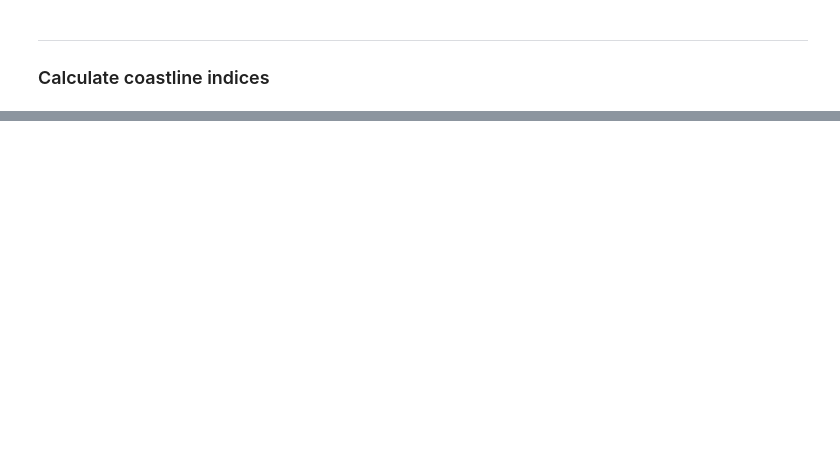
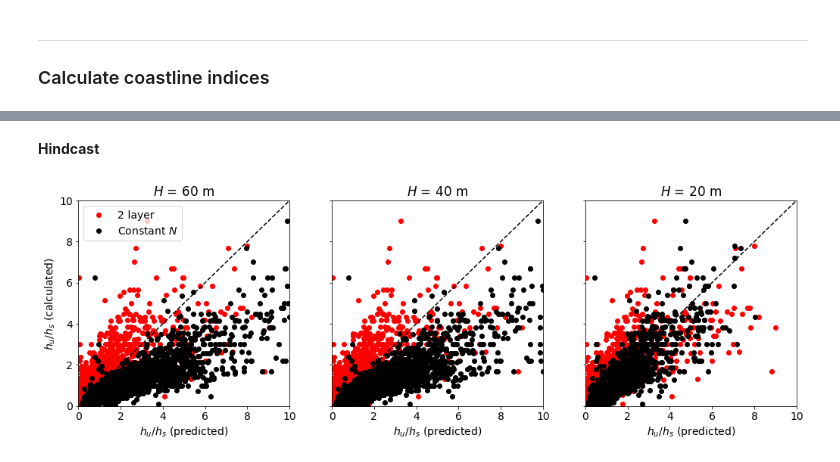
Before and after one commit to SalishSeaCast/SoG_upwelling_EOF_paper, a Jupyter notebook: notebooks/upwell_processing_sanity_check.ipynb, the cells around one changed output, grey strips where cells are left out. Drawn from its saved outputs; the diff is of its cells as text; code cells hidden in the pictures; blank space fills up the shorter version.

Commit message:
Changes to upwell_processing_sanity_check

```diff
--- a/notebooks/upwell_processing_sanity_check.ipynb
+++ b/notebooks/upwell_processing_sanity_check.ipynb
@@ -208,4 +385,0 @@ def process_idealized_results(
-# %%
-# Execute processing code
-sections = calc_coastline_indices(mask.tmask[0, ...], bathy.Bathymetry, H=100)
-runs = process_idealized_results(param, sections, mask, grids['ideal'])
@@ -303,0 +450,19 @@ axs[2].yaxis.set_ticklabels('')
+# %% [markdown]
+**Hindcast**
+# %%
+# Plot hindcast results
+fig, axs = plt.subplots(1, 3, figsize=(17, 5))
+
+# Loop through H
+for ax, H in zip(tqdm(axs), [60, 40, 20]):
+
+    # Plot results
+    plot_results(ax, config='hindcast', H=H, lim=10)
+
+    if H == 60: ax.set_ylabel('$h_u/h_s$ (calculated)')
+    else: ax.yaxis.set_ticklabels('')
+
+axs[0].legend()
+plt.show()
+# %% [output]
+[figure, added]
```
Also changed, not shown: parts of 30 cells of this notebook.
